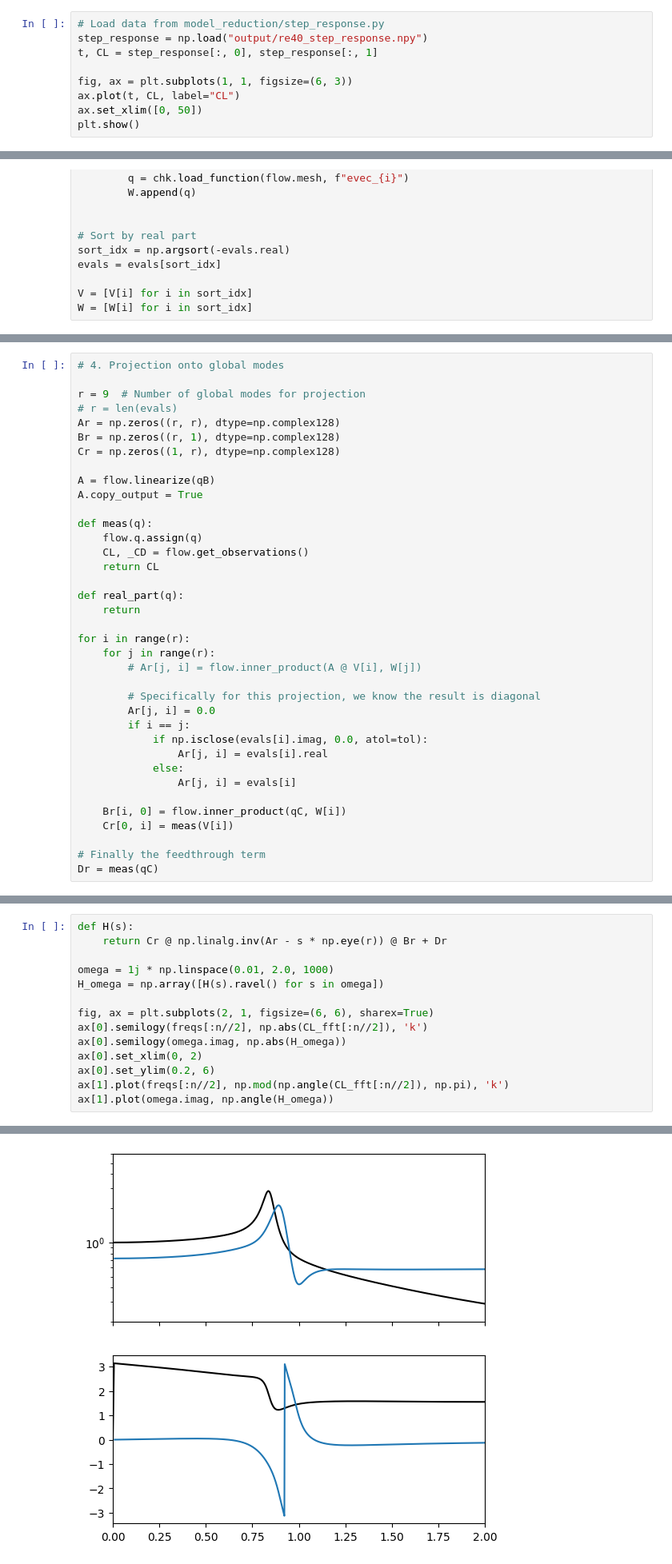
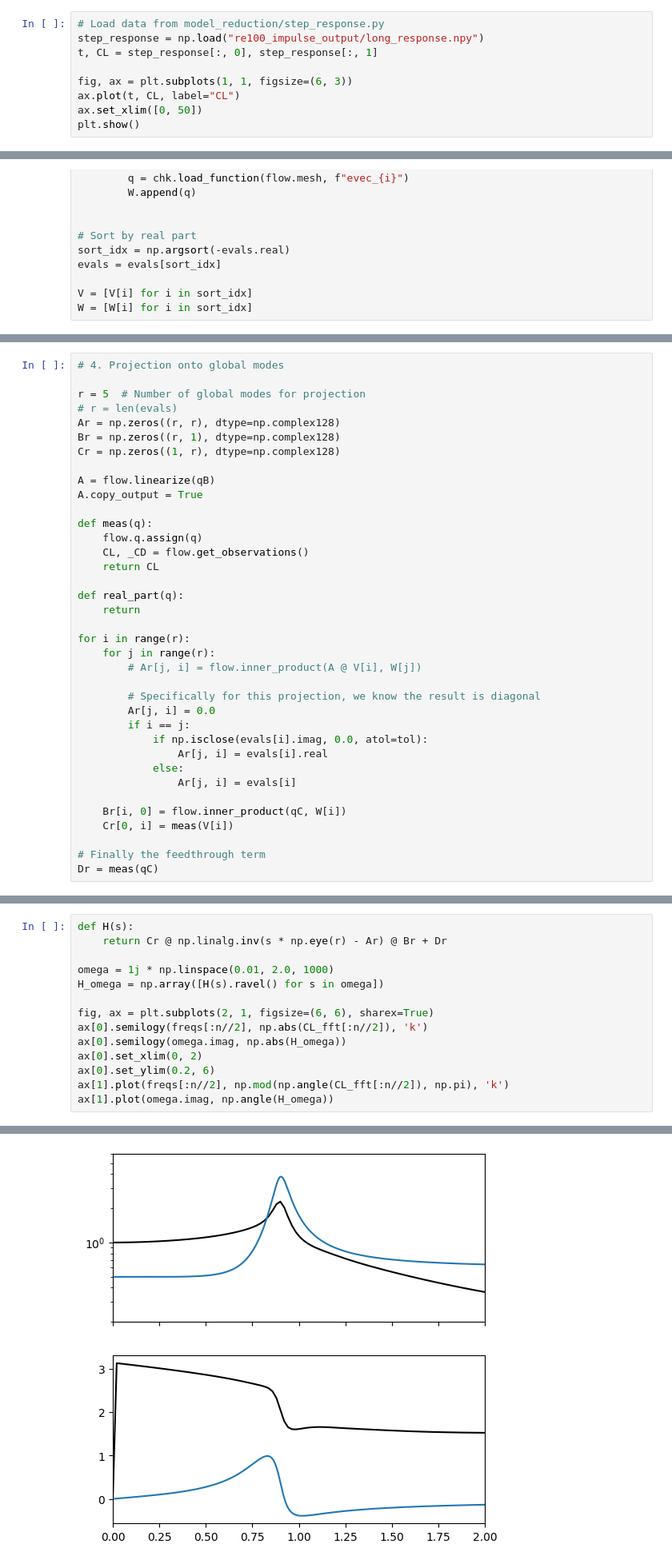
Before and after one commit to dynamicslab/hydrogym, a Jupyter notebook: examples/cylinder/model_reduction/global_proj.ipynb, the cells around one changed output, grey strips where cells are left out. Shown at 80% size. Drawn from its saved outputs; the diff is of its cells as text.

```diff
--- a/examples/cylinder/model_reduction/global_proj.ipynb
+++ b/examples/cylinder/model_reduction/global_proj.ipynb
@@ -15,7 +15,7 @@ output_dir = "../re100_med_eig_output"
 # output_dir = "../re40_fine_eig_output"
 # %%
 # Load data from model_reduction/step_response.py
-step_response = np.load("output/re40_step_response.npy")
+step_response = np.load("re100_impulse_output/long_response.npy")
 t, CL = step_response[:, 0], step_response[:, 1]
 
 fig, ax = plt.subplots(1, 1, figsize=(6, 3))
@@ -198,7 +259,7 @@ plt.show()
 # %%
 # 4. Projection onto global modes
 
-r = 9  # Number of global modes for projection
+r = 5  # Number of global modes for projection
 # r = len(evals)
 Ar = np.zeros((r, r), dtype=np.complex128)
 Br = np.zeros((r, 1), dtype=np.complex128)
@@ -243,20 +304,20 @@ ax.grid()
 # %%
 def H(s):
-    return Cr @ np.linalg.inv(Ar - s * np.eye(r)) @ Br + Dr
+    return Cr @ np.linalg.inv(s * np.eye(r) - Ar) @ Br + Dr
 
 omega = 1j * np.linspace(0.01, 2.0, 1000)
 H_omega = np.array([H(s).ravel() for s in omega])
 
 fig, ax = plt.subplots(2, 1, figsize=(6, 6), sharex=True)
 ax[0].semilogy(freqs[:n//2], np.abs(CL_fft[:n//2]), 'k')
 ax[0].semilogy(omega.imag, np.abs(H_omega))
 ax[0].set_xlim(0, 2)
 ax[0].set_ylim(0.2, 6)
 ax[1].plot(freqs[:n//2], np.mod(np.angle(CL_fft[:n//2]), np.pi), 'k')
 ax[1].plot(omega.imag, np.angle(H_omega))
 # %% [output]
 [<matplotlib.lines.Line2D at 0x...>]
-[figure, old version]
+[figure, new version]
 # %%
 # Convert the system to real form
 # See: https://github.com/scipy/scipy/blob/v1.12.0/scipy/linalg/_decomp.py#L1458-L1605
```
Also changed, not shown: parts of 26 cells of this notebook, 1 other file.
